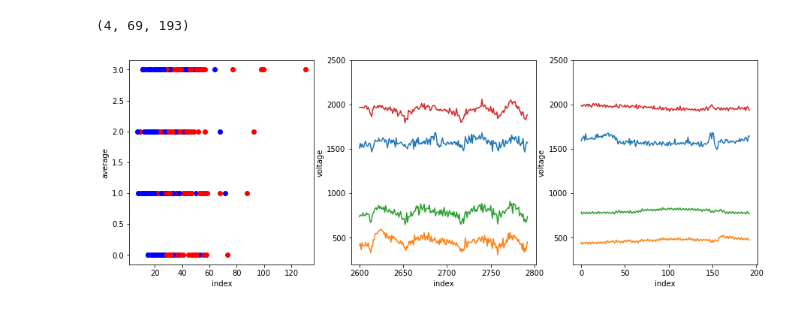
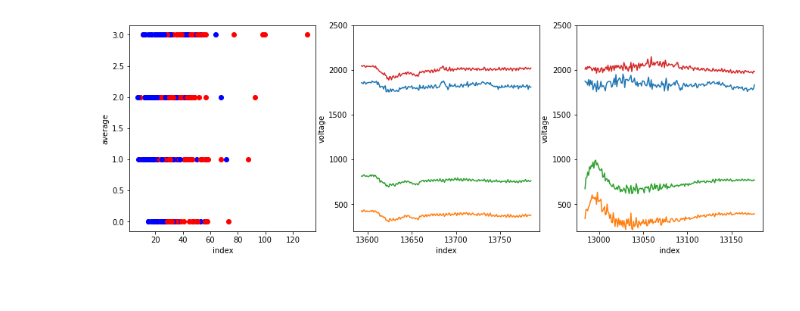
Before and after one commit to neurotech-uiuc/R-Cario, a Jupyter notebook: svmtest2.ipynb, the cells around one changed output. Saved outputs shown, nothing was run; the diff lists cells and outputs as text; code cells hidden in the pictures.

```diff
--- a/svmtest2.ipynb
+++ b/svmtest2.ipynb
@@ -25,40 +15,46 @@ y_channels_groups_2, ind_groups_2, t_groups_2, l_groups_2 = jaw_clench_obs_2
 # %%
+# Data visualization for the sample data at index sdi
+# Go to next block for actual code
+sdi = 0
+sample_obs = dc.getObservations(rec_paths[sdi], label_paths[sdi], 1000, [0,1,2,3], label_types[sdi])
+
+sample_y_channels_groups, sample_ind_groups, sample_t_groups, sample_l_groups = sample_obs
+
 na_ind = 0 #non-action
 a_ind = 13 #action
-
-print(y_channels_groups_1.shape)
 
 plt.figure(figsize=(15,5))
 plt.subplot(1,3,1)
 plt.xlabel('index')
 plt.ylabel('average')
 
-colorgood = ('blue', 'blue', 'blue', 'blue')
-colorbad = ('red', 'red', 'red', 'red')
+colorgood = 'blue'
+colorbad = 'red'
 pos = -1
-for channel_groups in y_channels_groups_2:
+for channel_groups in sample_y_channels_groups:
     pos = (pos+1)%4
     for i in range(channel_groups.shape[0]):
-        if(l_groups_2[i][0] == 0):
+        if(sample_l_groups[i][0] == 0):
             color = colorbad
+            na_ind = i
         else:
             color = colorgood
-        plt.plot(np.mean(np.abs(channel_groups[i] - np.ones_like(channel_groups[i]) * np.mean(channel_groups[i]))), pos, 'o', color = color[pos])
+            a_ind = i
+        plt.plot(np.mean(np.abs(channel_groups[i] - np.ones_like(channel_groups[i]) * np.mean(channel_groups[i]))), pos, 'o', color = color)
 
 plt.subplot(1,3,2)
 plt.xlabel('index')
 plt.ylabel('voltage')
 plt.ylim(200, 2500)
-for channel_groups in y_channels_groups_2:
-    plt.plot(ind_groups_2[a_ind], channel_groups[a_ind])
+for channel_groups in sample_y_channels_groups:
+    plt.plot(sample_ind_groups[a_ind], channel_groups[a_ind])
 
 
 plt.subplot(1,3,3)
 plt.xlabel('index')
 plt.ylabel('voltage')
 plt.ylim(200, 2500)
-for channel_groups in y_channels_groups_2:
-    plt.plot(ind_groups_2[na_ind], channel_groups[na_ind])
+for channel_groups in sample_y_channels_groups:
+    plt.plot(sample_ind_groups[na_ind], channel_groups[na_ind])
 # %% [output]
-(4, 69, 193)
-[figure, old version]
+[figure, new version]
```
Also changed, not shown: parts of 4 cells of this notebook, 1 other file.
